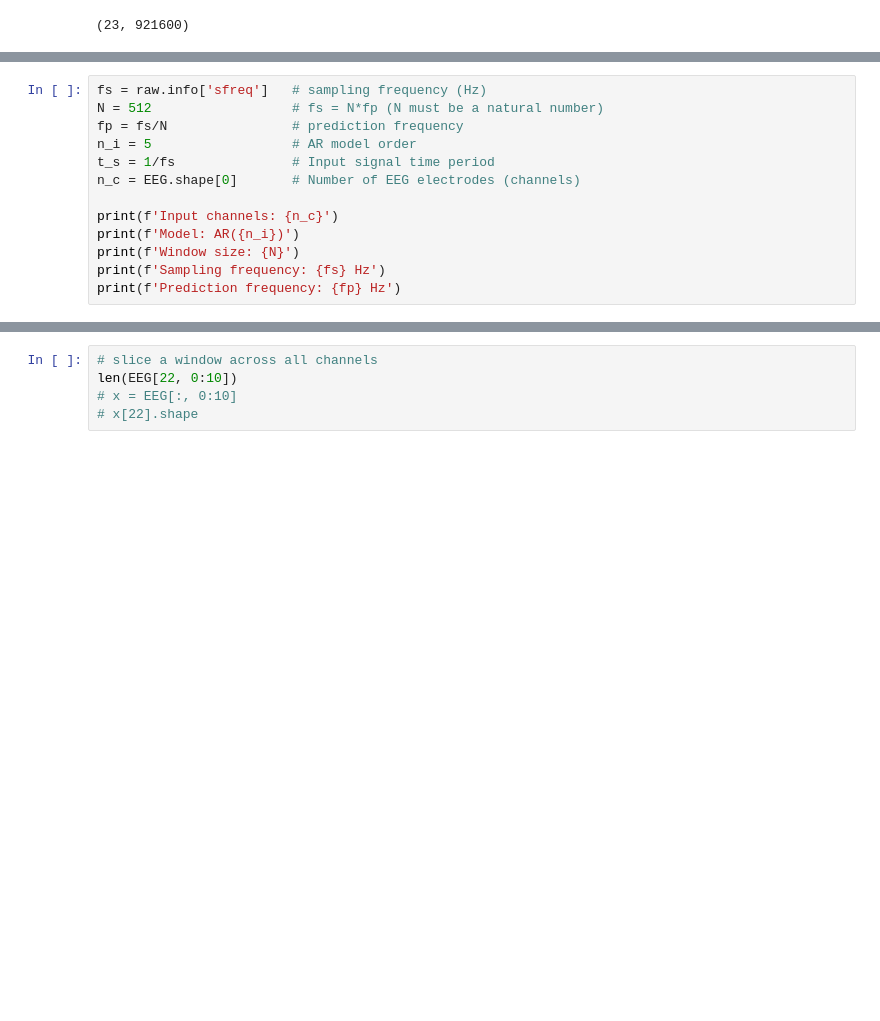
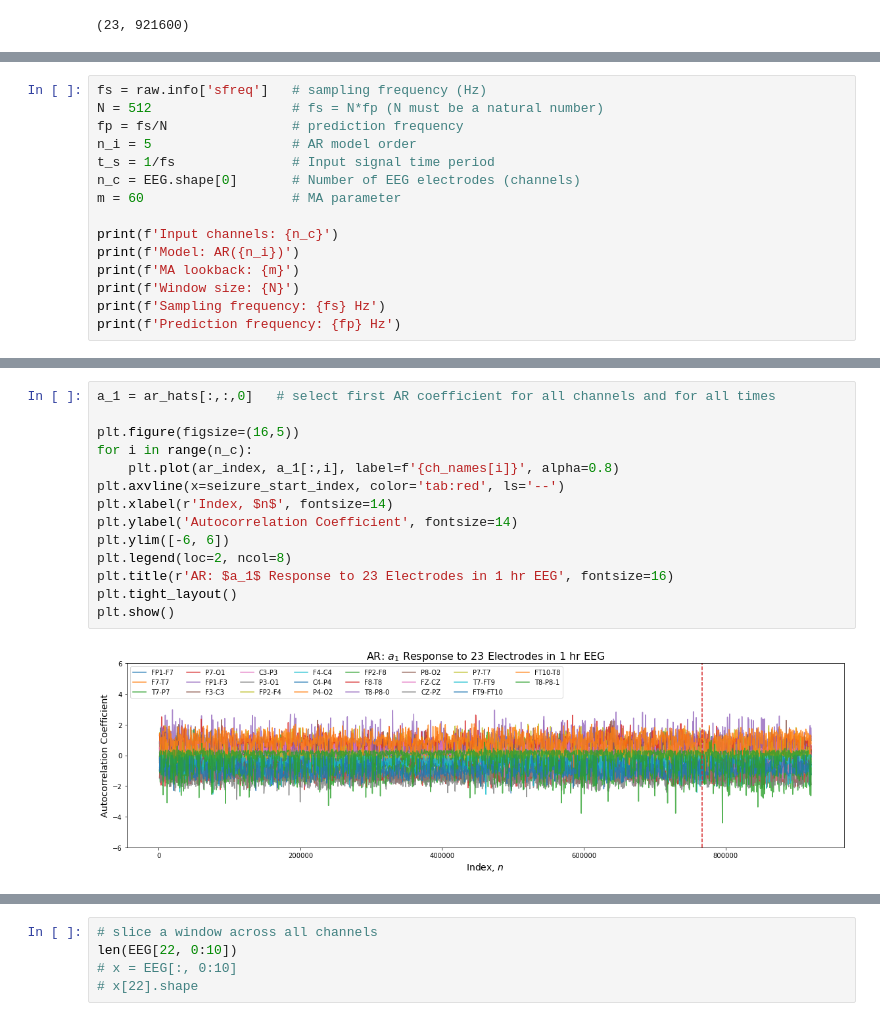
Before and after one commit to samisnotinsane/chbmit-seizure-prediction, a Jupyter notebook: feature_extraction/AR_response_multi_channel.ipynb, the cells around one changed output, grey strips where cells are left out. Saved outputs shown, nothing was run; the diff lists cells and outputs as text; blank space fills up the shorter version.

Commit message:
ARMA parameter visualisation for all params

```diff
--- a/feature_extraction/AR_response_multi_channel.ipynb
+++ b/feature_extraction/AR_response_multi_channel.ipynb
@@ -30,9 +32,11 @@ fp = fs/N                # prediction frequency
 n_i = 5                  # AR model order
 t_s = 1/fs               # Input signal time period
 n_c = EEG.shape[0]       # Number of EEG electrodes (channels)
+m = 60                   # MA parameter
 
 print(f'Input channels: {n_c}')
 print(f'Model: AR({n_i})')
+print(f'MA lookback: {m}')
 print(f'Window size: {N}')
 print(f'Sampling frequency: {fs} Hz')
 print(f'Prediction frequency: {fp} Hz')
@@ -44,0 +99,16 @@ Prediction frequency: 0.5 Hz
+# %%
+a_1 = ar_hats[:,:,0]   # select first AR coefficient for all channels and for all times
+
+plt.figure(figsize=(16,5))
+for i in range(n_c):
+    plt.plot(ar_index, a_1[:,i], label=f'{ch_names[i]}', alpha=0.8)
+plt.axvline(x=seizure_start_index, color='tab:red', ls='--')
+plt.xlabel(r'Index, $n$', fontsize=14)
+plt.ylabel('Autocorrelation Coefficient', fontsize=14)
+plt.ylim([-6, 6])
+plt.legend(loc=2, ncol=8)
+plt.title(r'AR: $a_1$ Response to 23 Electrodes in 1 hr EEG', fontsize=16)
+plt.tight_layout()
+plt.show()
+# %% [output]
+[figure, added]
```
Also changed, not shown: parts of 10 cells of this notebook, 1 other file.
